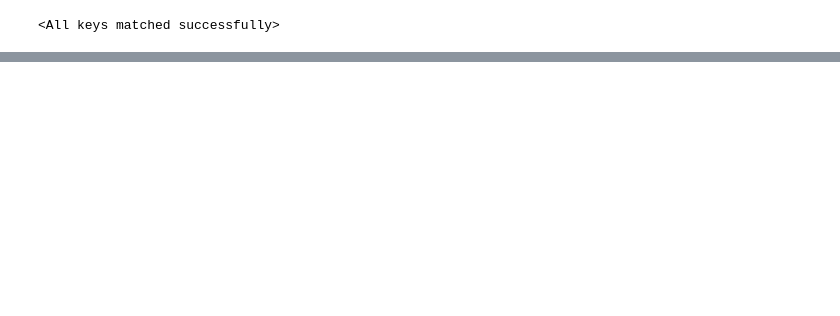
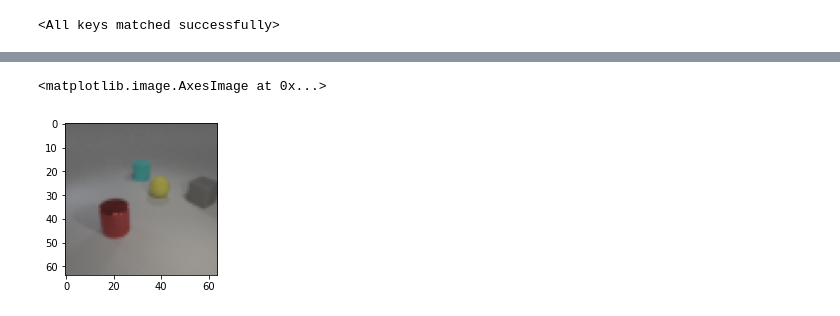
Before and after one commit to ZongjingLi/GroupNet, a Jupyter notebook: demo_expr.ipynb, the cells around one changed output, grey strips where cells are left out. Saved outputs shown, nothing was run; the diff lists cells and outputs as text; code cells hidden in the pictures; blank space fills up the shorter version.

```diff
--- a/demo_expr.ipynb
+++ b/demo_expr.ipynb
@@ -249,0 +308,7 @@ ValueError: 'not-any-color' is not in list
+# %%
+for sample in loader: break
+imgs = sample["image"]
+plt.subplot(121);plt.imshow(imgs[0])
+# %% [output]
+<matplotlib.image.AxesImage at 0x...>
+[figure, added]
```
Also changed, not shown: parts of 10 cells of this notebook, 12 other files.
